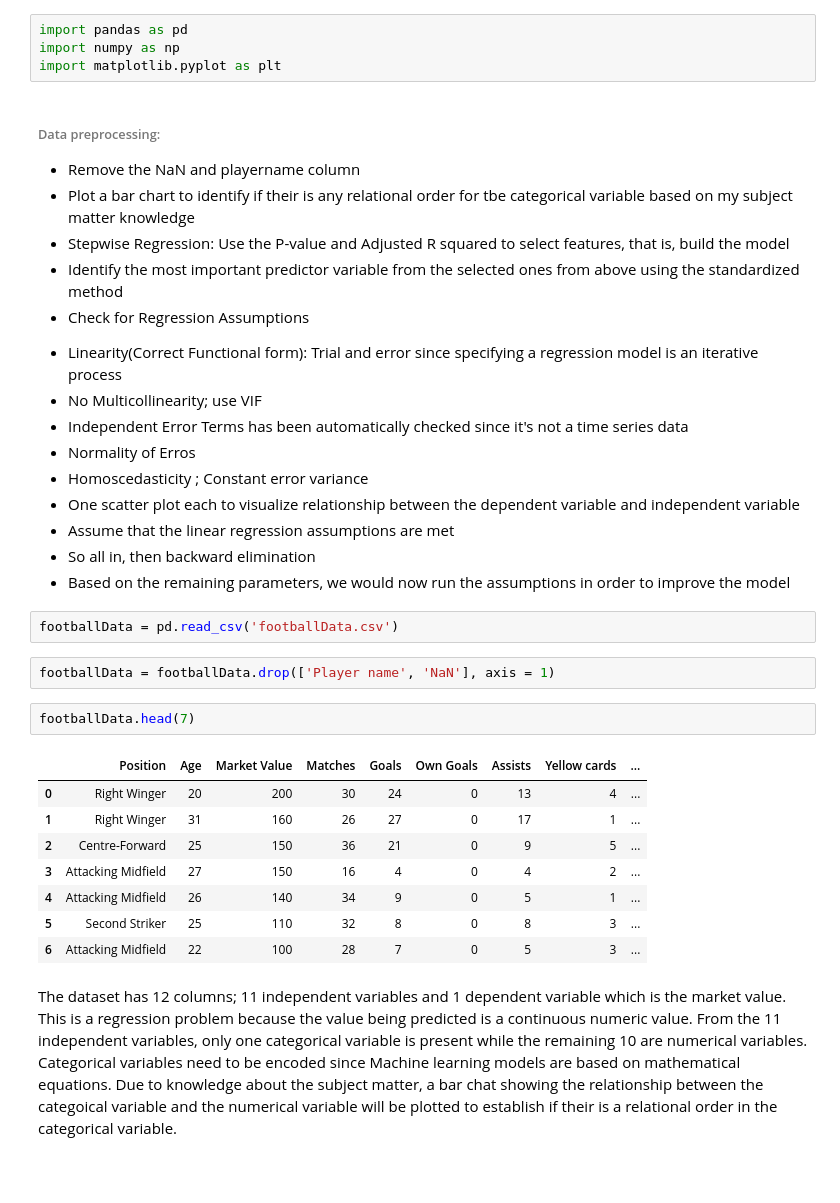
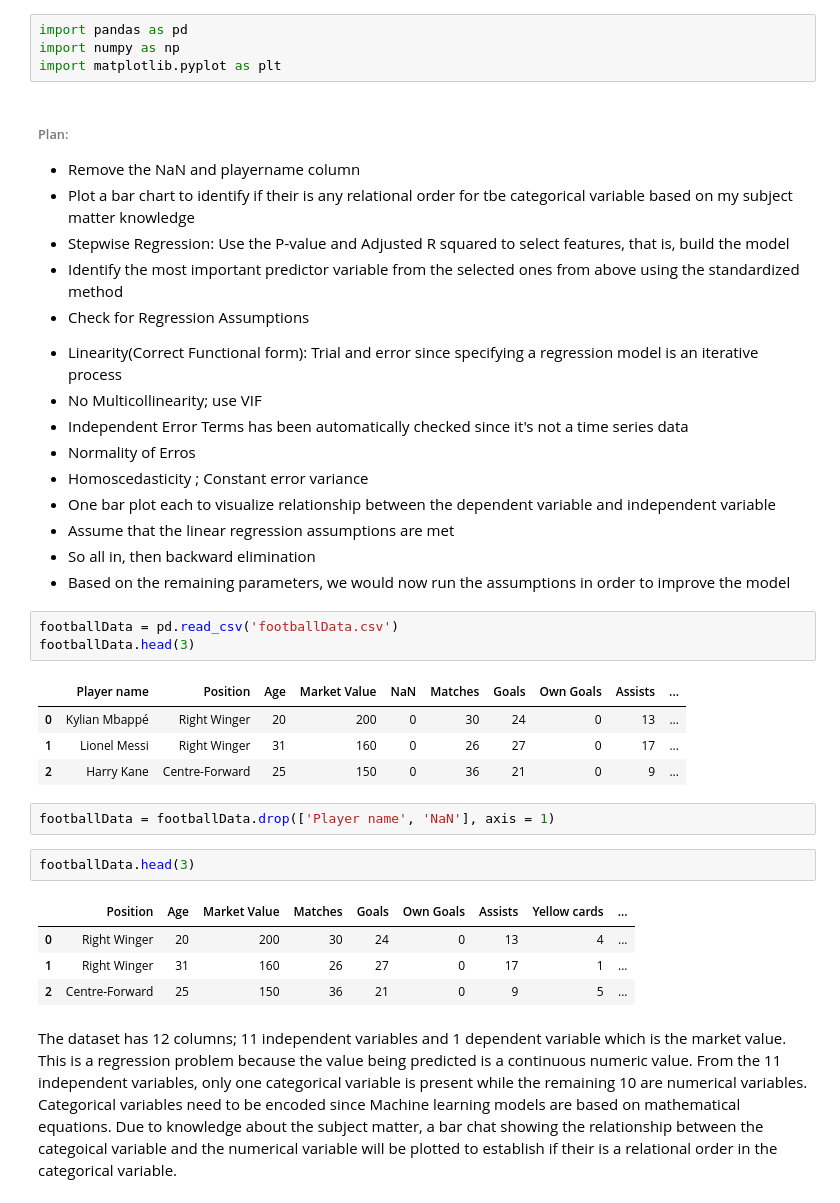
Before and after one commit to Ayoyiinka/Linear-Regression, a Jupyter notebook: marketValueRegression.ipynb, the cells around one changed output. Saved outputs shown, nothing was run; the diff lists cells and outputs as text; blank space fills up the shorter version.

```diff
--- a/marketValueRegression.ipynb
+++ b/marketValueRegression.ipynb
@@ -3,7 +3,7 @@ import pandas as pd
 import numpy as np
 import matplotlib.pyplot as plt
 # %% [markdown]
-###### Data preprocessing:
+###### Plan:
 - Remove the NaN and playername column
 - Plot a bar chart to identify if their is any relational order for tbe categorical variable based on my subject matter knowledge
 - Stepwise Regression: Use the P-value and Adjusted R squared to select features, that is, build the model
@@ -14,25 +14,27 @@ import matplotlib.pyplot as plt
 * Independent Error Terms has been automatically checked since it's not a time series data
 * Normality of Erros
 * Homoscedasticity ; Constant error variance
-* One scatter plot each to visualize relationship between the dependent variable and independent variable
+* One bar plot each to visualize relationship between the dependent variable and independent variable
 * Assume that the linear regression assumptions are met
 * So all in, then backward elimination
 * Based on the remaining parameters, we would now run the assumptions in order to improve the model
 # %%
 footballData = pd.read_csv('footballData.csv')
+footballData.head(3)
+# %% [output]
+|  | Player name | Position | Age | Market Value | NaN | Matches | Goals | Own Goals | Assists | ... |
+| 0 | Kylian Mbappé | Right Winger | 20 | 200 | 0 | 30 | 24 | 0 | 13 | ... |
+| 1 | Lionel Messi | Right Winger | 31 | 160 | 0 | 26 | 27 | 0 | 17 | ... |
+| 2 | Harry Kane | Centre-Forward | 25 | 150 | 0 | 36 | 21 | 0 | 9 | ... |
 # %%
 footballData = footballData.drop(['Player name', 'NaN'], axis = 1)
 # %%
-footballData.head(7)
+footballData.head(3)
 # %% [output]
 |  | Position | Age | Market Value | Matches | Goals | Own Goals | Assists | Yellow cards | ... |
 | 0 | Right Winger | 20 | 200 | 30 | 24 | 0 | 13 | 4 | ... |
 | 1 | Right Winger | 31 | 160 | 26 | 27 | 0 | 17 | 1 | ... |
 | 2 | Centre-Forward | 25 | 150 | 36 | 21 | 0 | 9 | 5 | ... |
-| 3 | Attacking Midfield | 27 | 150 | 16 | 4 | 0 | 4 | 2 | ... |
-| 4 | Attacking Midfield | 26 | 140 | 34 | 9 | 0 | 5 | 1 | ... |
-| 5 | Second Striker | 25 | 110 | 32 | 8 | 0 | 8 | 3 | ... |
-| 6 | Attacking Midfield | 22 | 100 | 28 | 7 | 0 | 5 | 3 | ... |
 # %% [markdown]
 The dataset has 12 columns; 11 independent variables and 1 dependent variable which is the market value. This is a regression problem because the value being predicted is a continuous numeric value. From the 11 independent variables, only one categorical variable is present while the remaining 10 are numerical variables. Categorical variables need to be encoded since Machine learning models are based on mathematical equations. Due to knowledge about the subject matter, a bar chat showing the relationship between the categoical variable and the numerical variable will be plotted to establish if their is a relational order in the categorical variable.
 # %%
```
Also changed, not shown: parts of 4 cells of this notebook, 1 other file.
